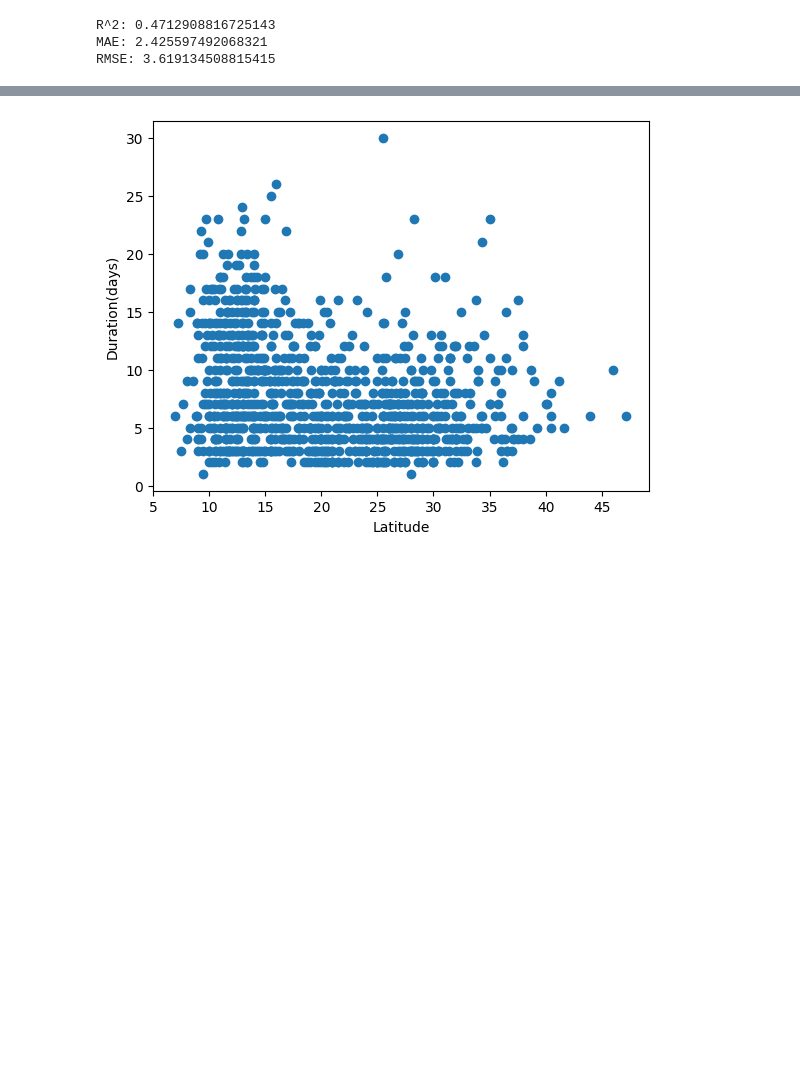
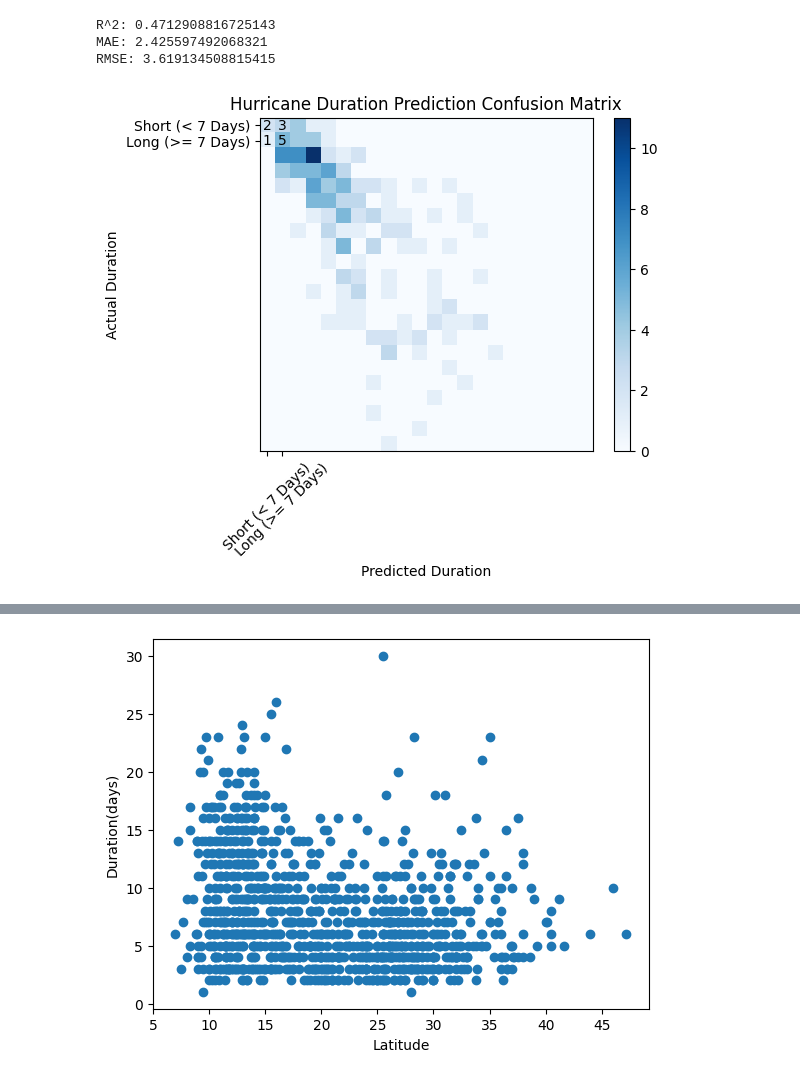
Before and after one commit to Erica4397/for_coding_camp1, a Jupyter notebook: ForCodingCampNotebook.ipynb, the cells around one changed output, grey strips where cells are left out. Cells and saved outputs as stored; diff of their text form; code cells hidden in the pictures; blank space fills up the shorter version.

```diff
--- a/ForCodingCampNotebook.ipynb
+++ b/ForCodingCampNotebook.ipynb
@@ -472,13 +472,3 @@ print(p_value)
 #less than 0.05, significant
 # %% [output]
 1.6893071983367616e-89
-# %%
-"""
-#Use the Atkinson-Holliday relationship to find the missing pressure(mb) using the max_wind_knots
-df_1960 = df_1960.copy()
-
-missing = 1010 - (df_1960['max_wind_knots'] / 6.7) ** (1 / 0.644)
-df_1960['min_pressure_mb'] = df_1960['min_pressure_mb'].fillna(missing)
-
-df_1960
-"""
@@ -608,3 +586,45 @@ print("RMSE:", rmse)
 R^2: 0.4712908816725143
 MAE: 2.425597492068321
 RMSE: 3.619134508815415
+# %%
+from sklearn.metrics import confusion_matrix
+
+# 1. Handle potential classification/Deep Learning formatting issues:
+# Force values to clear binary format (0 = Short, 1 = Long)
+y_test_fix = np.array(y_test).astype(int)
+pred_fix = np.array(pred).astype(int)
+
+# 2. Compute the raw matrix
+cm = confusion_matrix(y_test_fix, pred_fix)
+
+# 3. Explicitly define your two time-duration classes
+classes = ["Short (< 7 Days)", "Long (>= 7 Days)"]
+
+# 4. Generate the Heatmap Plot
+plt.figure(figsize=(6, 5))
+plt.imshow(cm, cmap="Blues")  # Uncommented and setup your color palette
+plt.colorbar()                # Uncommented color scale tracking side bar
+
+# Add descriptive plot titles and tick labels
+plt.title("Hurricane Duration Prediction Confusion Matrix")
+tick_marks = np.arange(len(classes))
+plt.xticks(tick_marks, classes, rotation=45)
+plt.yticks(tick_marks, classes)
+
+plt.xlabel("Predicted Duration")
+plt.ylabel("Actual Duration")
+
+# 5. Loop through matrix to annotate counts in cells (Fixed loops)
+for i in range(len(classes)):
+    for j in range(len(classes)):
+        plt.text(
+            j, i, format(cm[i, j], 'd'),
+            ha="center",
+            va="center",
+            color="white" if cm[i, j] > cm.max() / 2. else "black"
+        )
+
+plt.tight_layout()
+plt.show()
+# %% [output]
+[figure, added]
```
Also changed, not shown: parts of 9 cells of this notebook.
